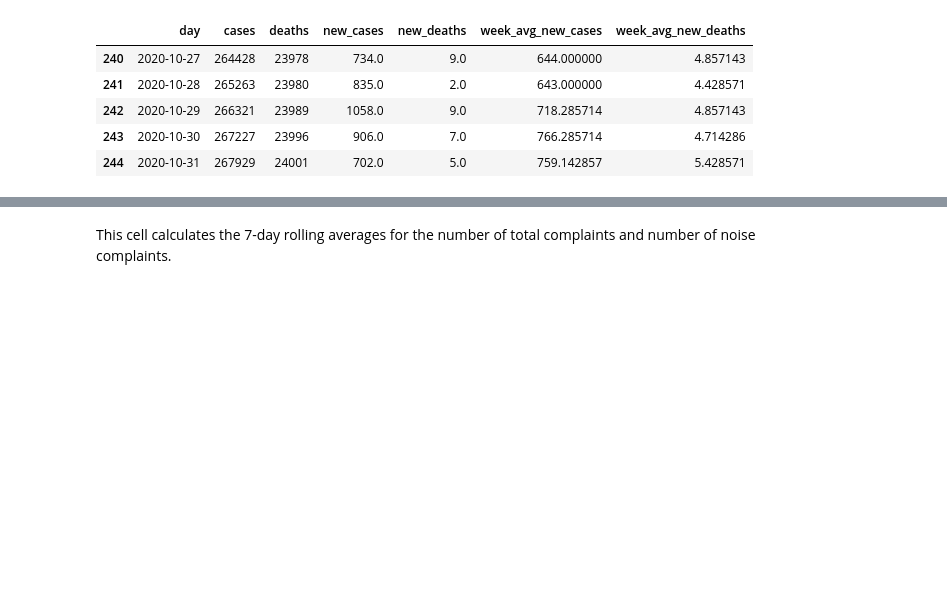
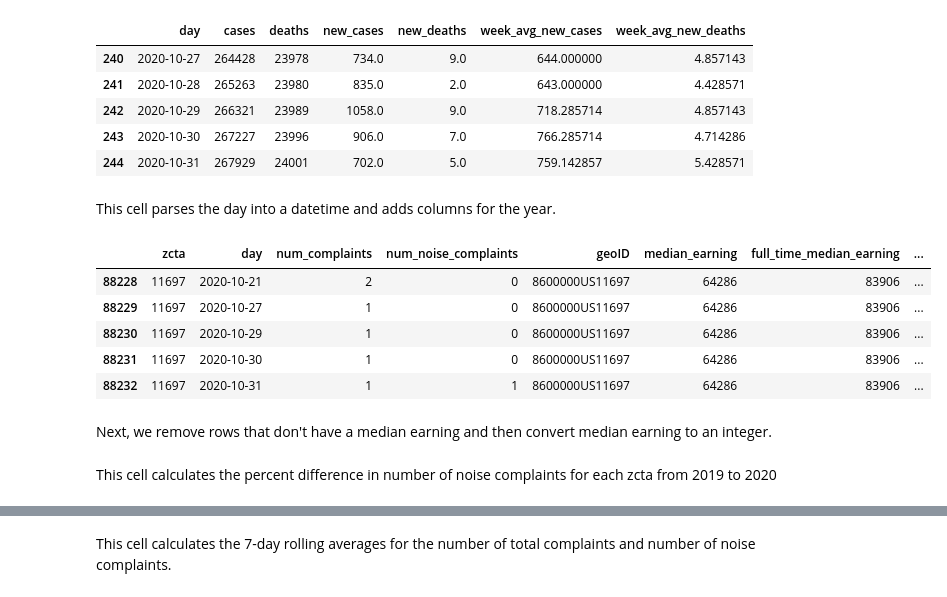
Before and after one commit to BrunoGomesCoelho/311_covid_trends, a Jupyter notebook: census_analysis/1.5-complaints_covid_vis.ipynb, the cells around one changed output, grey strips where cells are left out. Drawn from its saved outputs; the diff is of its cells as text; code cells hidden in the pictures; blank space fills up the shorter version.

```diff
--- a/census_analysis/1.5-complaints_covid_vis.ipynb
+++ b/census_analysis/1.5-complaints_covid_vis.ipynb
@@ -15,3 +17,22 @@ df_covid.tail()
 | 242 | 2020-10-29 | 266321 | 23989 | 1058.0 | 9.0 | 718.285714 | 4.857143 |
 | 243 | 2020-10-30 | 267227 | 23996 | 906.0 | 7.0 | 766.285714 | 4.714286 |
 | 244 | 2020-10-31 | 267929 | 24001 | 702.0 | 5.0 | 759.142857 | 5.428571 |
+# %% [markdown]
+This cell parses the day into a datetime and adds columns for the year.
+# %%
+complaints_url = 'https://gist.githubusercontent.com/DanielKerrigan/c0c8bd921a052bf6cdf87343773202ba/raw/31aa3dbcdc4904308480c79f22eb775c27f274e0/complaints_census_by_zip_day.csv'
+df_311_zip_day = pd.read_csv(complaints_url, low_memory=False)
+
+df_311_zip_day['day'] = pd.to_datetime(df_311_zip_day['day'])
+df_311_zip_day['year'] = df_311_zip_day['day'].dt.year
+
+df_311_zip_day.tail()
+# %% [output]
+|  | zcta | day | num_complaints | num_noise_complaints | geoID | median_earning | full_time_median_earning | ... |
+| 88228 | 11697 | 2020-10-21 | 2 | 0 | 8600000US11697 | 64286 | 83906 | ... |
+| 88229 | 11697 | 2020-10-27 | 1 | 0 | 8600000US11697 | 64286 | 83906 | ... |
+| 88230 | 11697 | 2020-10-29 | 1 | 0 | 8600000US11697 | 64286 | 83906 | ... |
+| 88231 | 11697 | 2020-10-30 | 1 | 0 | 8600000US11697 | 64286 | 83906 | ... |
+| 88232 | 11697 | 2020-10-31 | 1 | 1 | 8600000US11697 | 64286 | 83906 | ... |
+# %% [markdown]
+Next, we remove rows that don't have a median earning and then convert median earning to an integer.
@@ -17,0 +42,2 @@ df_covid.tail()
+# %% [markdown]
+This cell calculates the percent difference in number of noise complaints for each zcta from 2019 to 2020
```
Also changed, not shown: parts of 21 cells of this notebook, 3 other files.
